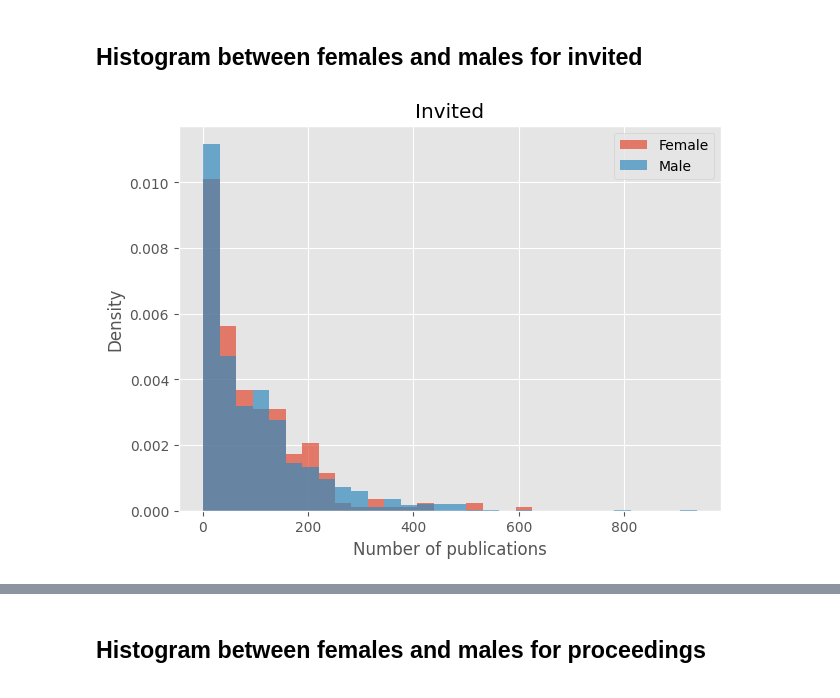
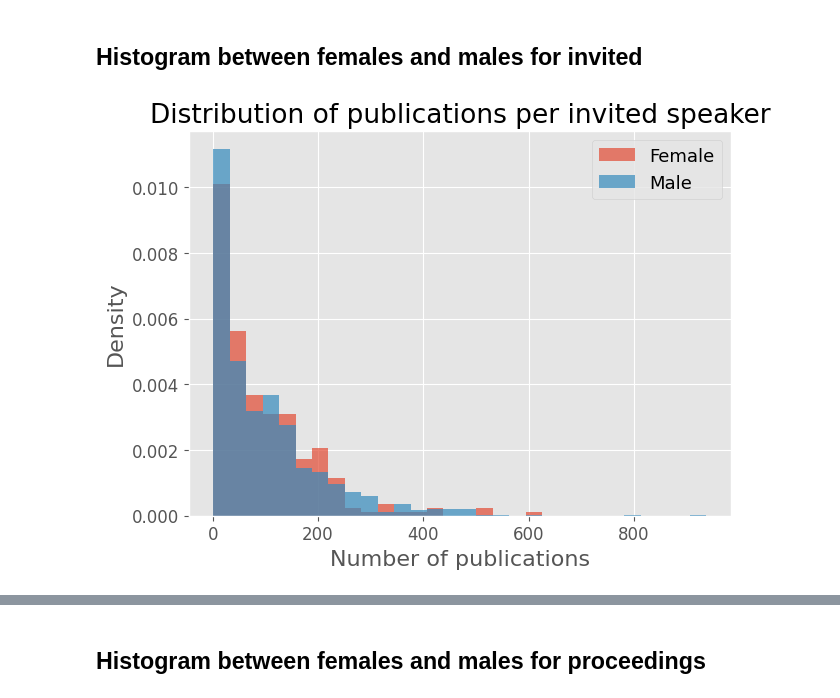
Before and after one commit to mariespedersen/Thesis_github, a Jupyter notebook: Histograms_Paper.ipynb, the cells around one changed output, grey strips where cells are left out. Drawn from its saved outputs; the diff is of its cells as text; code cells hidden in the pictures.

```diff
--- a/Histograms_Paper.ipynb
+++ b/Histograms_Paper.ipynb
@@ -62,11 +68,11 @@ def single_plot_hist(list1,list1_label, list2,list2_label,fig_title,n_bins,title
 
     ax1.hist(list1, bins=bins, alpha=0.7, label=list1_label,density=True)
     ax1.hist(list2, bins=bins, alpha=0.7, label=list2_label,density=True)
-    ax1.set_xlabel('Number of publications')
-    ax1.set_ylabel('Density')
-    ax1.set_title(title)
-    ax1.legend(loc='upper right')
-
+    ax1.set_xlabel('Number of publications',fontsize=16)
+    ax1.set_ylabel('Density',fontsize=16)
+    ax1.set_title(title,fontsize=19)
+    ax1.legend(loc='upper right',fontsize=13)
+    ax1.tick_params(axis='both', labelsize=12)
     plt.show()
 # %% [markdown]
 ## Histogram between invited/proceedings
@@ -144,9 +169,9 @@ paper_per_female_inv = df_Invited[df_Invited['gender'] == 'F']['Paper Count'].va
 paper_per_male_inv = paper_per_male_inv[paper_per_male_inv != 0]
 paper_per_female_inv = paper_per_female_inv[paper_per_female_inv != 0]
 # %%
-single_plot_hist(paper_per_female_inv,'Female',paper_per_male_inv,'Male','Invited',30,'Invited')
+single_plot_hist(paper_per_female_inv,'Female',paper_per_male_inv,'Male','Invited',30,'Distribution of publications per invited speaker')
 # %% [output]
-[figure, old version]
+[figure, new version]
 # %%
 plot_hist(paper_per_male_inv,'Male',paper_per_female_inv,'Female','Invited',30)
 # %% [output]
```
Also changed, not shown: parts of 9 cells of this notebook, 3 other files.
